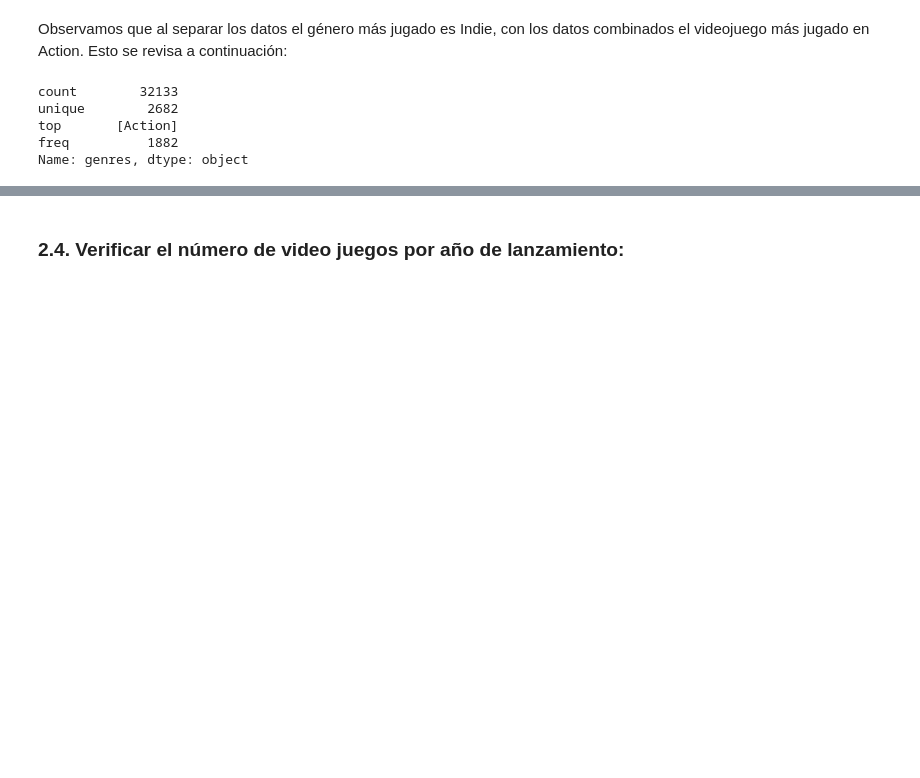
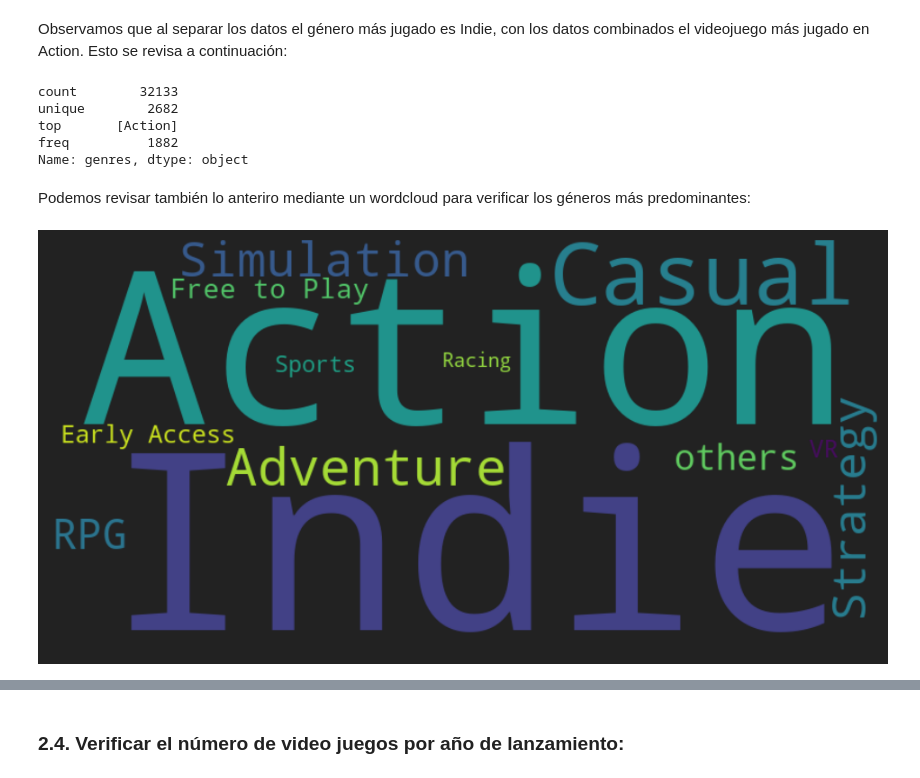
Before and after one commit to LDavidRojasD/MLOps_SteamGames_Proy1, a Jupyter notebook: 3. EDA_Datos_Limpios.ipynb, the cells around one changed output, grey strips where cells are left out. Saved outputs shown, nothing was run; the diff lists cells and outputs as text; code cells hidden in the pictures; blank space fills up the shorter version.

```diff
--- a/3. EDA_Datos_Limpios.ipynb
+++ b/3. EDA_Datos_Limpios.ipynb
@@ -298,6 +318,29 @@ unique        2682
 top       [Action]
 freq          1882
 Name: genres, dtype: object
+# %% [markdown]
+Podemos revisar también lo anteriro mediante un wordcloud para verificar los géneros más predominantes:
+# %%
+# Crear un DataFrame con las frecuencias
+data = {'genres': frecuencia_generos.index, 'frecuencia': frecuencia_generos.values}
+df_wordcloud = pd.DataFrame(data)
+
+# Configurar el color de fondo
+background_color = '#222222'
+
+# Crear la nube de palabras
+wordcloud = WordCloud(width=800, height=400, background_color=background_color).generate_from_frequencies(dict(zip(df_wordcloud['genres'], df_wordcloud['frecuencia'])))
+
+# Configurar el gráfico
+plt.figure(figsize=(12, 6), facecolor=background_color)
+plt.imshow(wordcloud, interpolation='bilinear')
+plt.axis('off')
+
+
+# Mostrar la nube de palabras
+plt.show()
+# %% [output]
+[figure, added]
 # %%
 
 SGames_CD['genres'] = SGames_CD['genres'].astype(str)
```
Also changed, not shown: parts of 4 cells of this notebook, 5 other files.
